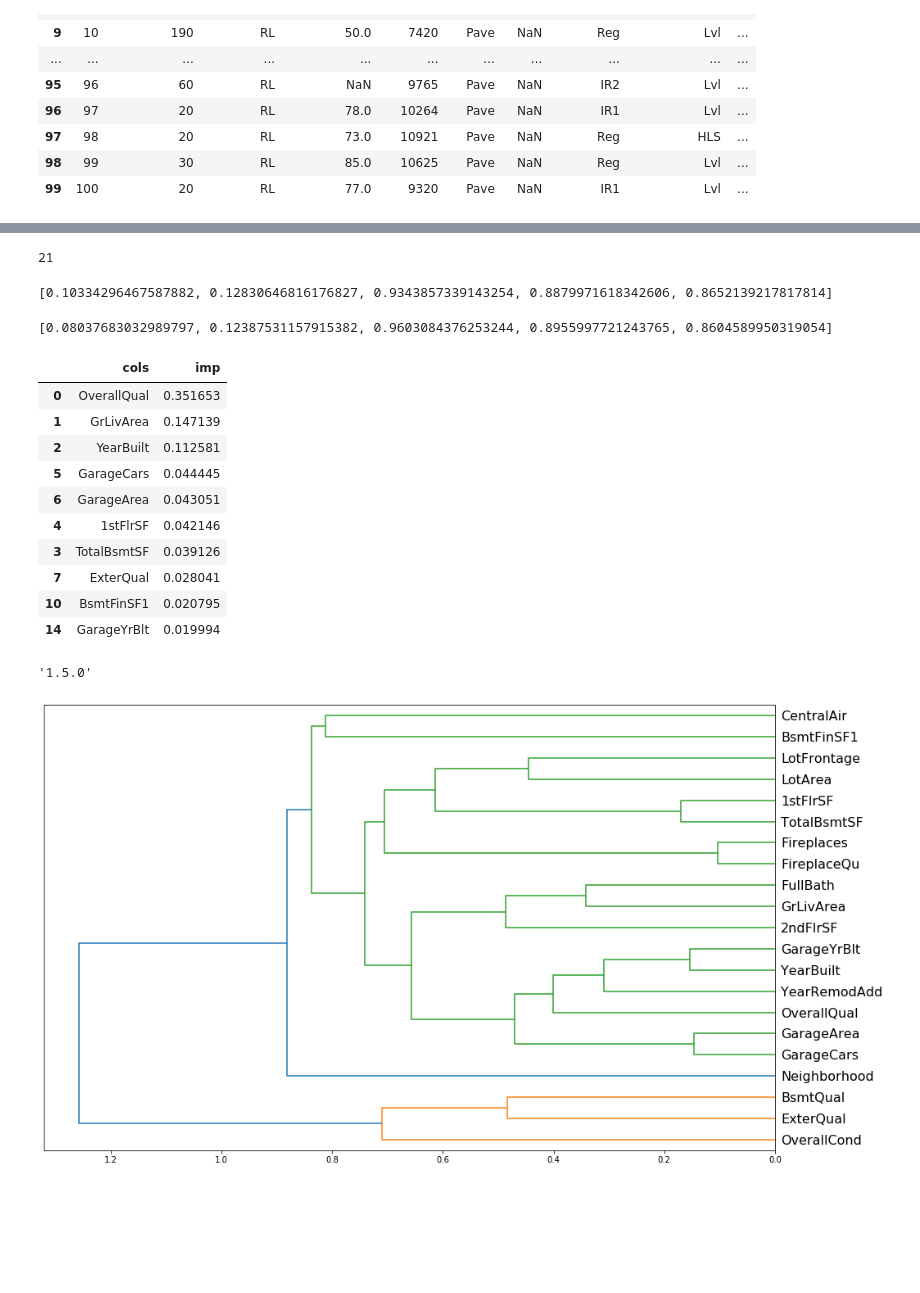
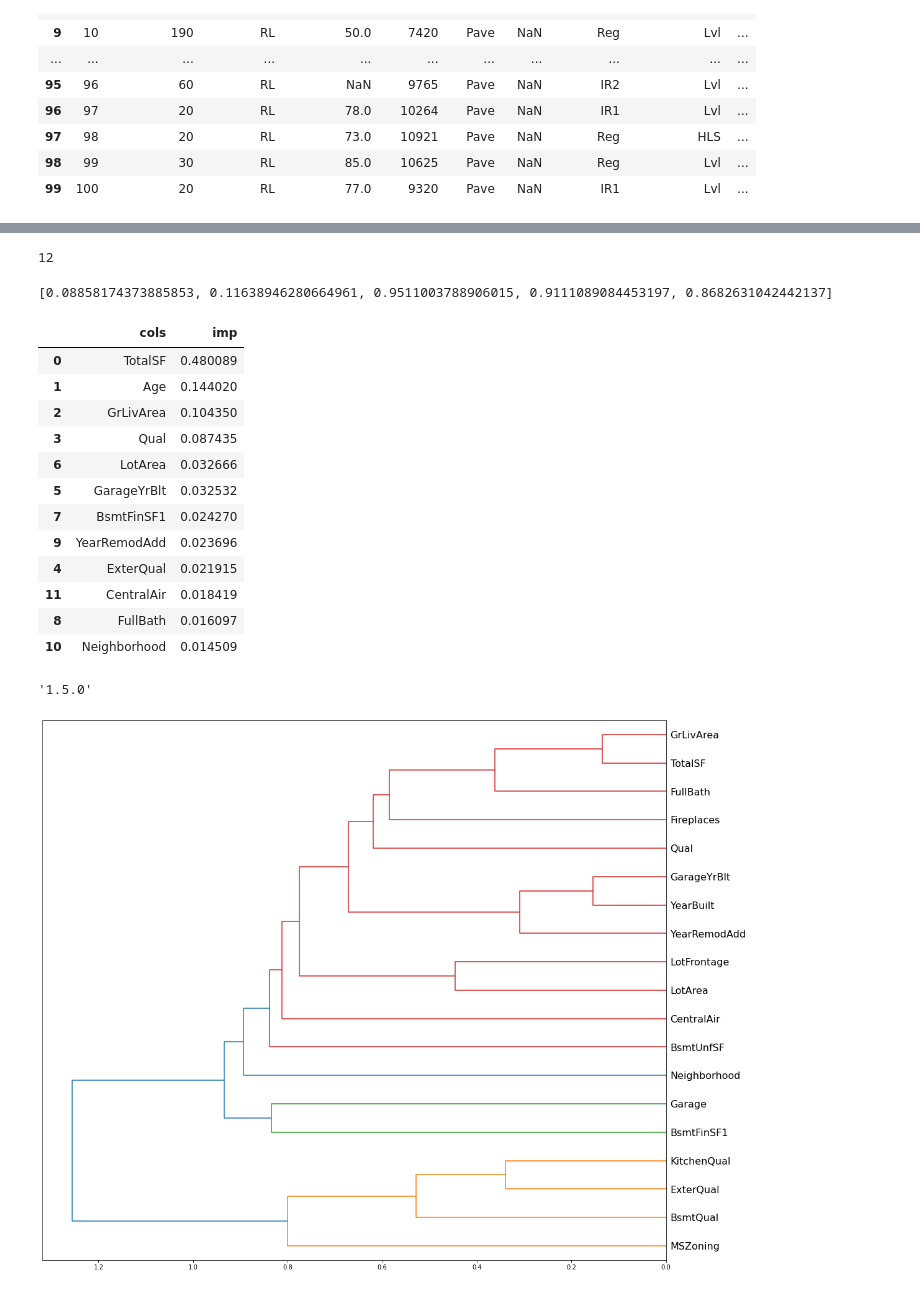
Before and after one commit to dtourolle/house_price_kaggle, a Jupyter notebook: notebooks/EDA.ipynb, the cells around one changed output, grey strips where cells are left out. Saved outputs shown, nothing was run; the diff lists cells and outputs as text; code cells hidden in the pictures; blank space fills up the shorter version.

```diff
--- a/notebooks/EDA.ipynb
+++ b/notebooks/EDA.ipynb
@@ -165,0 +88,13 @@ display_all(df_raw.iloc[:100])
+# %%
+#A bit of feature engineering
+df['Age'] = df['YrSold']-df['YearBuilt']
+df['Garage'] = df['GarageArea']/df['GarageCars']
+#df['QualityScore'] = df['OverallQual']*df['OverallCond']
+df.drop(['GarageCars','GarageArea'],axis=1,inplace=True)
+#df.drop(['MiscFeature','Fireplaces','Exterior2nd'],axis=1,inplace=True)
+df['Garage'] = df['Garage'].fillna(0)
+df['Qual'] = df['OverallQual']+df['OverallCond']
+df['TotalSF'] = df['TotalBsmtSF'] + df['1stFlrSF'] + df['2ndFlrSF']
+df.drop(['OverallQual','OverallCond','TotalBsmtSF','1stFlrSF','2ndFlrSF','YearBuilt'],axis=1,inplace=True)
+# %%
+X_train, X_valid, y_train, y_valid = train_test_split(df, y, test_size=0.2, random_state=42)
@@ -174,7 +113,7 @@ def print_score(m):
     if hasattr(m, 'oob_score_'): res.append(m.oob_score_)
     print(res)
 # %%
-m = RandomForestRegressor(n_estimators=500, min_samples_leaf=5, max_features=0.5, n_jobs=-1, oob_score=True)
+m = RandomForestRegressor(n_estimators=40, min_samples_leaf=3, max_features=0.5, n_jobs=-1, oob_score=True)
 m.fit(X_train, y_train)
 print_score(m)
 # %% [output]
@@ -197,7 +149,7 @@ fi[:10] # Top 10
 # %%
-to_keep = fi[fi.imp>0.005].cols
+to_keep = fi[fi.imp>0.01].cols
 len(to_keep)
 # %% [output]
-21
+12
 # %%
 df_keep = df[to_keep].copy()
@@ -205,33 +157,26 @@ X_train, X_valid, y_train, y_valid = train_test_split(df_keep, y, test_size=0.25
 # %%
-m = RandomForestRegressor(n_estimators=500, min_samples_leaf=5, max_features=0.5, n_jobs=-1, oob_score=True)
+m = RandomForestRegressor(n_estimators=40, min_samples_leaf=3, max_features=0.5, n_jobs=-1, oob_score=True)
 m.fit(X_train, y_train)
 print_score(m)
 # %% [output]
-[0.10334296467587882, 0.12830646816176827, 0.9343857339143254, 0.8879971618342606, 0.8652139217817814]
+[0.08858174373885853, 0.11638946280664961, 0.9511003788906015, 0.9111089084453197, 0.8682631042442137]
-# %%
-df_trn, y_trn, nas = proc_df(df_raw, 'SalePrice', max_n_cat=10)
-X_train, X_valid, y_train, y_valid = train_test_split(df_trn, y_trn, test_size=0.25, random_state=420)
-
-m = RandomForestRegressor(n_estimators=40, min_samples_leaf=3, max_features=0.5, n_jobs=-1, oob_score=True)
-m.fit(X_train, y_train)
-print_score(m)
-# %% [output]
-[0.08037683032989797, 0.12387531157915382, 0.9603084376253244, 0.8955997721243765, 0.8604589950319054]
 # %%
 fi = rf_feat_importance(m, df_keep)
-fi[:10] # Top 10
+fi[:18] # Top 10
 # %% [output]
 |  | cols | imp |
-| 0 | OverallQual | 0.351653 |
-| 1 | GrLivArea | 0.147139 |
-| 2 | YearBuilt | 0.112581 |
-| 5 | GarageCars | 0.044445 |
-| 6 | GarageArea | 0.043051 |
-| 4 | 1stFlrSF | 0.042146 |
-| 3 | TotalBsmtSF | 0.039126 |
-| 7 | ExterQual | 0.028041 |
-| 10 | BsmtFinSF1 | 0.020795 |
-| 14 | GarageYrBlt | 0.019994 |
+| 0 | TotalSF | 0.480089 |
+| 1 | Age | 0.144020 |
+| 2 | GrLivArea | 0.104350 |
+| 3 | Qual | 0.087435 |
+| 6 | LotArea | 0.032666 |
+| 5 | GarageYrBlt | 0.032532 |
+| 7 | BsmtFinSF1 | 0.024270 |
+| 9 | YearRemodAdd | 0.023696 |
+| 4 | ExterQual | 0.021915 |
+| 11 | CentralAir | 0.018419 |
+| 8 | FullBath | 0.016097 |
+| 10 | Neighborhood | 0.014509 |
 # %%
 from scipy.cluster import hierarchy as hc
 scipy.__version__
@@ -240,10 +185,10 @@ scipy.__version__
 # %%
 corr = np.round(scipy.stats.spearmanr(df_keep).correlation, 4) # correlation matrix
 corr_condensed = hc.distance.squareform(1-corr)                # distances matrix
 z = hc.linkage(corr_condensed, method='average')               # hierarchical/agglomerative clustering
 
-fig = plt.figure(figsize=(16,10))
+fig = plt.figure(figsize=(18,16))
 dendrogram = hc.dendrogram(z, labels = list(df_keep.columns), orientation='left', leaf_font_size=16)
 plt.show()
 # %% [output]
-[figure, old version]
+[figure, new version]
```
Also changed, not shown: parts of 50 cells of this notebook.
